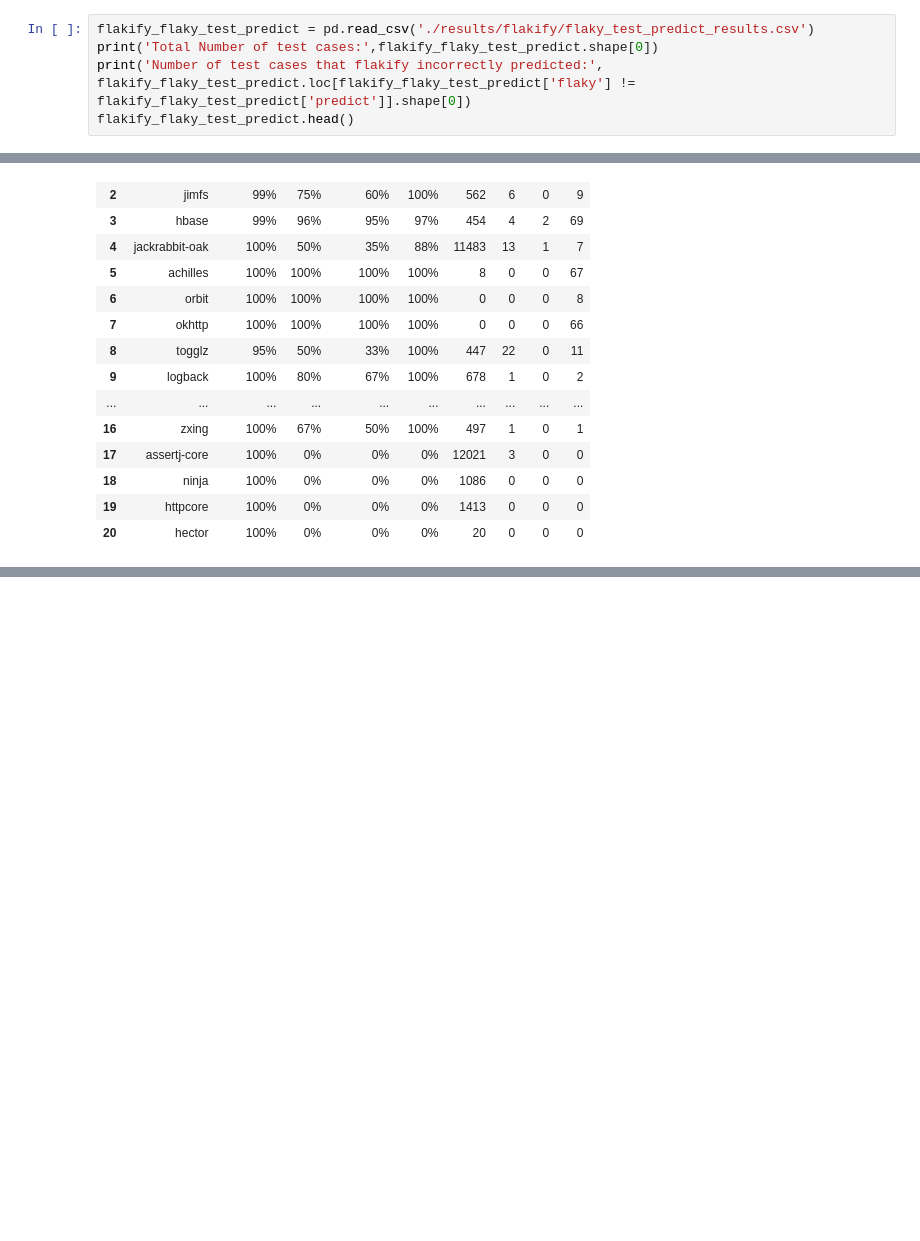
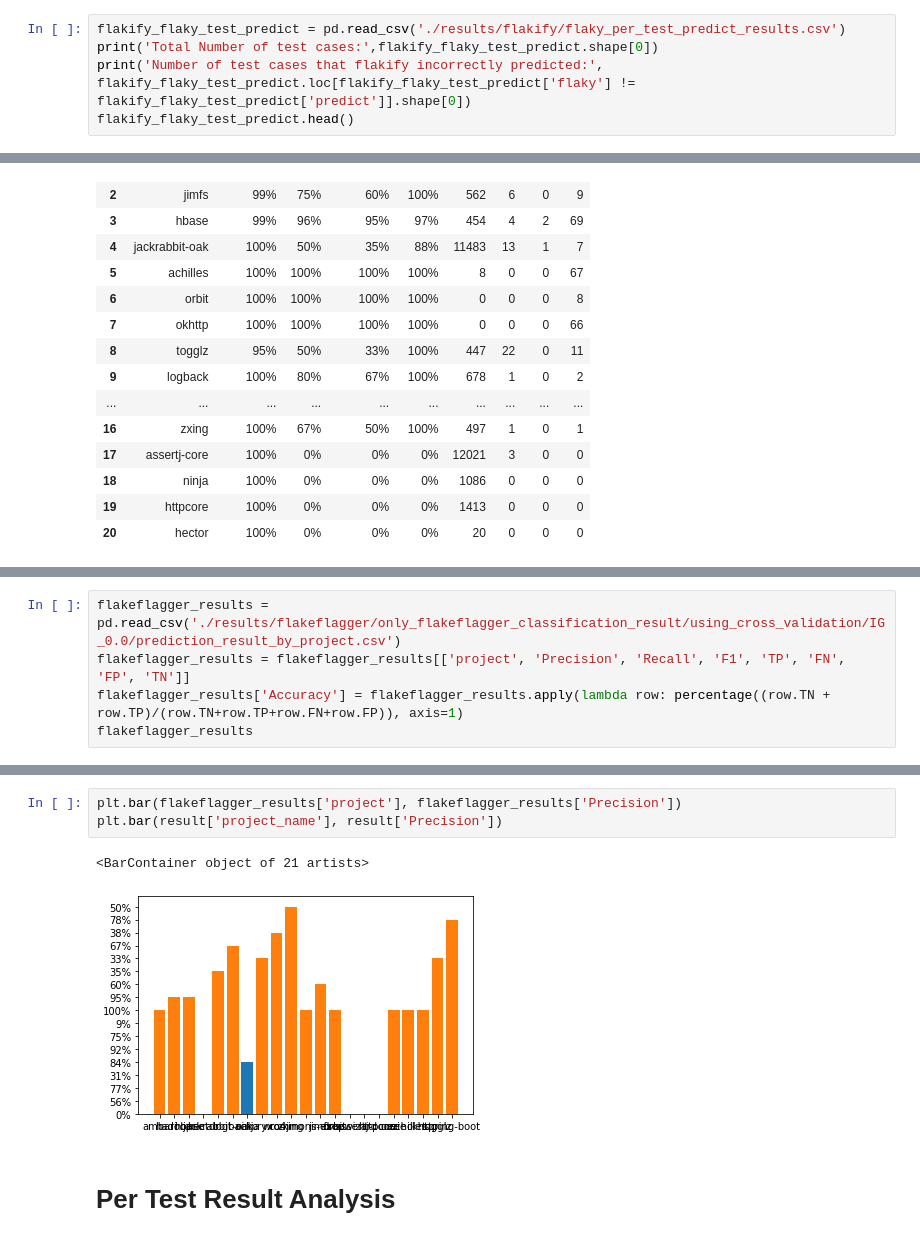
Before and after one commit to Ti-tanium/Software-Test-Project, a Jupyter notebook: test_script/results_analysis.ipynb, the cells around one changed output, grey strips where cells are left out. Cells and saved outputs as stored; diff of their text form; blank space fills up the shorter version.

Commit message:
update flakeflagger

```diff
--- a/test_script/results_analysis.ipynb
+++ b/test_script/results_analysis.ipynb
@@ -6,7 +7,7 @@ from sklearn.metrics import confusion_matrix, classification_report
 # %% [markdown]
 # Flakify Results
 # %%
-flakify_flaky_test_predict = pd.read_csv('./results/flakify/flaky_test_predict_results.csv')
+flakify_flaky_test_predict = pd.read_csv('./results/flakify/flaky_per_test_predict_results.csv')
 print('Total Number of test cases:',flakify_flaky_test_predict.shape[0])
 print('Number of test cases that flakify incorrectly predicted:', flakify_flaky_test_predict.loc[flakify_flaky_test_predict['flaky'] != flakify_flaky_test_predict['predict']].shape[0])
 flakify_flaky_test_predict.head()
@@ -87,0 +91,5 @@ result
+# %%
+flakeflagger_results = pd.read_csv('./results/flakeflagger/only_flakeflagger_classification_result/using_cross_validation/IG_0.0/prediction_result_by_project.csv')
+flakeflagger_results = flakeflagger_results[['project', 'Precision', 'Recall', 'F1', 'TP', 'FN', 'FP', 'TN']]
+flakeflagger_results['Accuracy'] = flakeflagger_results.apply(lambda row: percentage((row.TN + row.TP)/(row.TN+row.TP+row.FN+row.FP)), axis=1)
+flakeflagger_results
@@ -87,0 +114,8 @@ result
+# %%
+plt.bar(flakeflagger_results['project'], flakeflagger_results['Precision'])
+plt.bar(result['project_name'], result['Precision'])
+# %% [output]
+<BarContainer object of 21 artists>
+[figure, added]
+# %% [markdown]
+# Per Test Result Analysis
```
Also changed, not shown: parts of 8 cells of this notebook, 13 other files.
